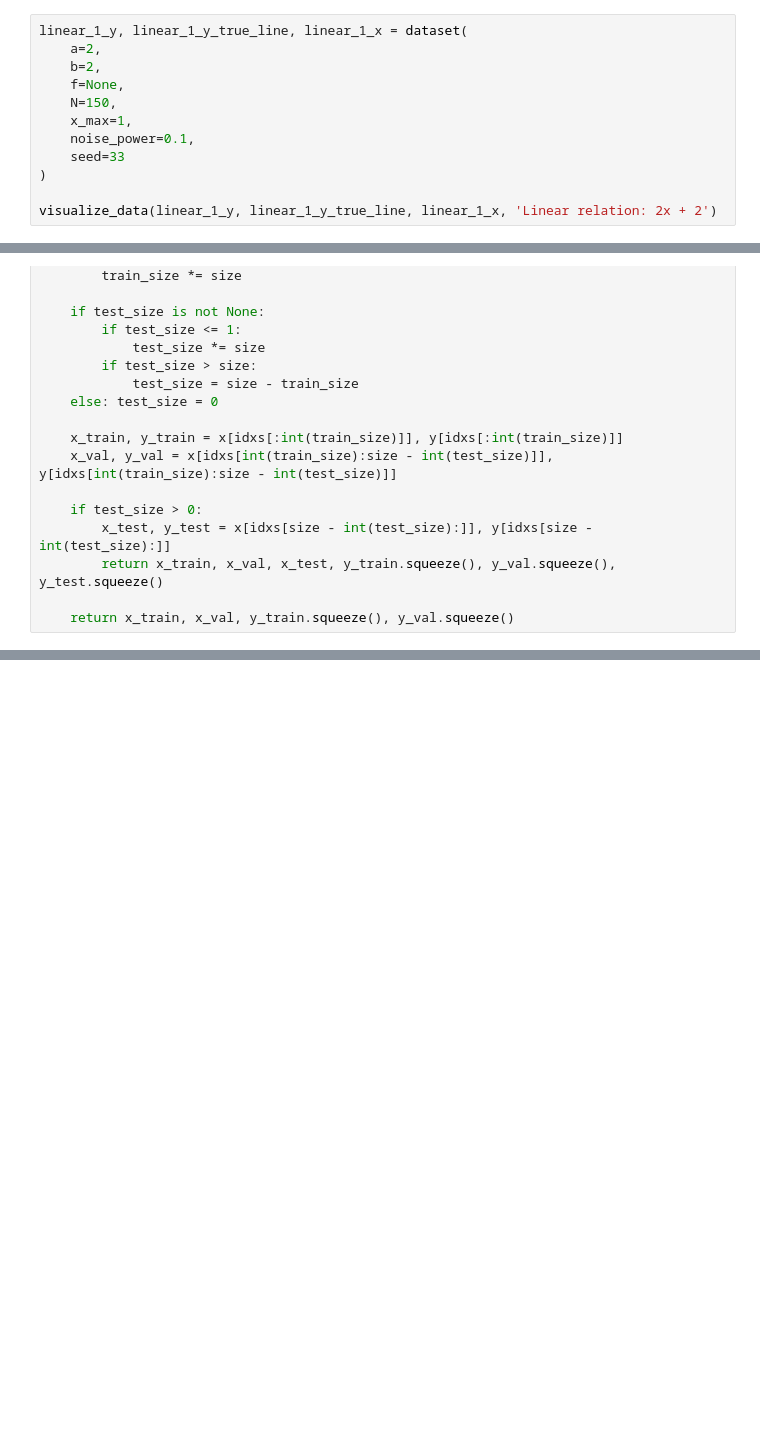
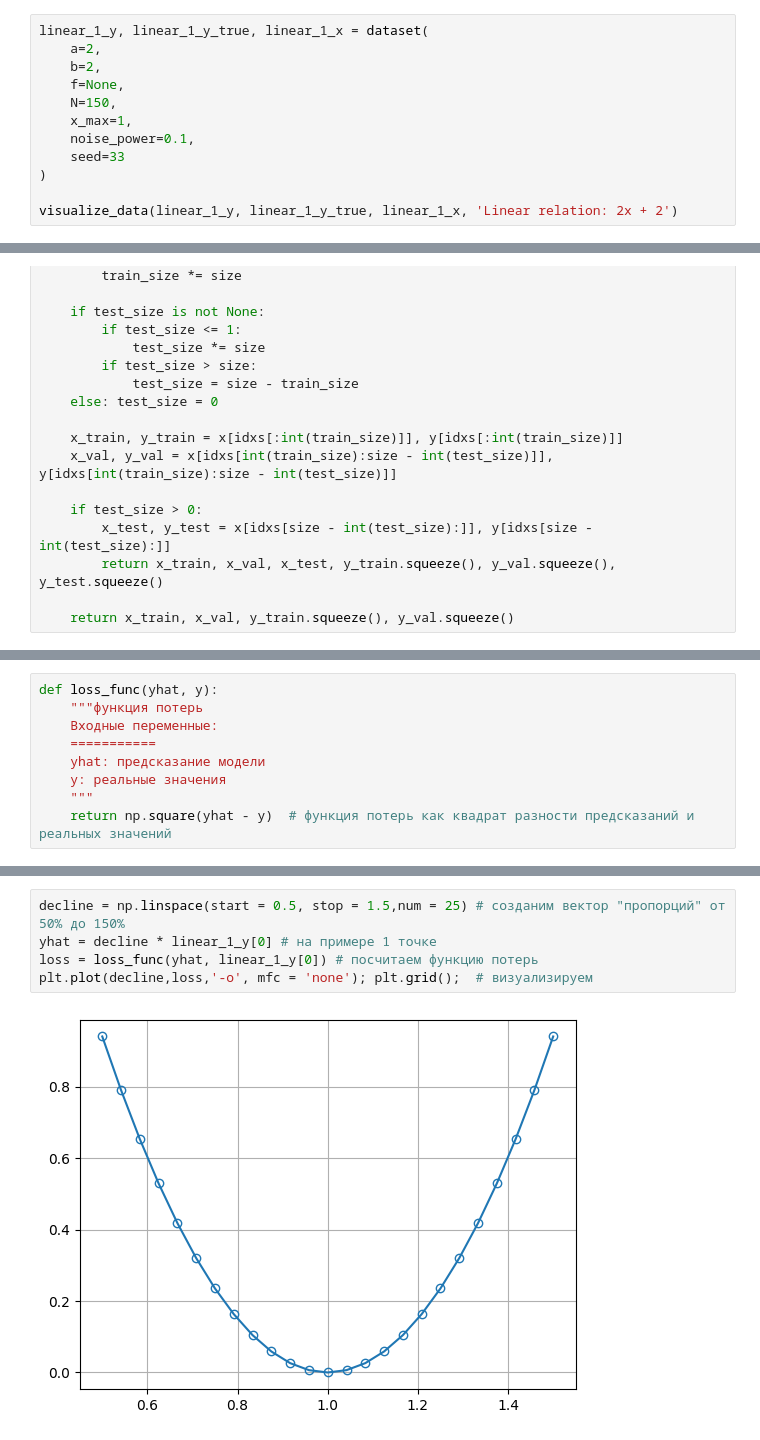
Before and after one commit to modernpacifist/engineering-of-machine-learning-urfu, a Jupyter notebook: math-basics-of-machine-learning/Notebooks/HW2_MBML.ipynb, the cells around one changed output, grey strips where cells are left out. Drawn from its saved outputs; the diff is of its cells as text; blank space fills up the shorter version.

```diff
--- a/math-basics-of-machine-learning/Notebooks/HW2_MBML.ipynb
+++ b/math-basics-of-machine-learning/Notebooks/HW2_MBML.ipynb
@@ -55,7 +55,7 @@ def visualize_data(y, y_true, x, title):
 # %% [markdown]
 #### 1.1.1
 # %%
-linear_1_y, linear_1_y_true_line, linear_1_x = dataset(
+linear_1_y, linear_1_y_true, linear_1_x = dataset(
     a=2,
     b=2,
     f=None,
@@ -65,7 +65,7 @@ linear_1_y, linear_1_y_true_line, linear_1_x = dataset(
     seed=33
 )
 
-visualize_data(linear_1_y, linear_1_y_true_line, linear_1_x, 'Linear relation: 2x + 2')
+visualize_data(linear_1_y, linear_1_y_true, linear_1_x, 'Linear relation: 2x + 2')
 # %% [output]
 [figure]
 # %% [markdown]
@@ -196,0 +235,9 @@ def train_test_split(x,y, train_size=None, test_size=None, random_state=42, shuf
+# %%
+def loss_func(yhat, y):
+    """функция потерь
+    Входные переменные:
+    ===========
+    yhat: предсказание модели
+    y: реальные значения
+    """
+    return np.square(yhat - y)  # функция потерь как квадрат разности предсказаний и реальных значений
@@ -196,0 +260,7 @@ def train_test_split(x,y, train_size=None, test_size=None, random_state=42, shuf
+# %%
+decline = np.linspace(start = 0.5, stop = 1.5,num = 25) # созданим вектор "пропорций" от 50% до 150%
+yhat = decline * linear_1_y[0] # на примере 1 точке
+loss = loss_func(yhat, linear_1_y[0]) # посчитаем функцию потерь
+plt.plot(decline,loss,'-o', mfc = 'none'); plt.grid();  # визуализируем
+# %% [output]
+[figure, added]
```
Also changed, not shown: parts of 26 cells of this notebook.
